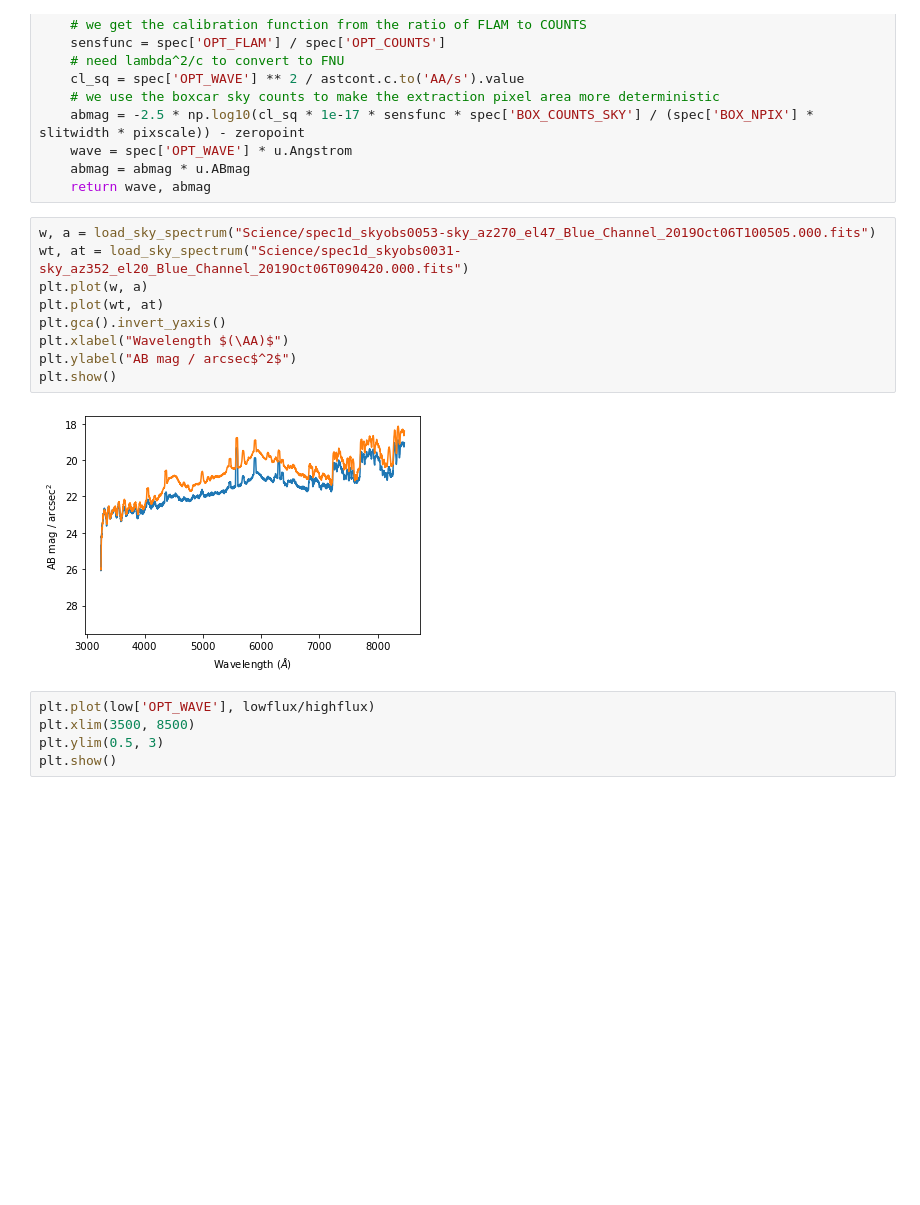
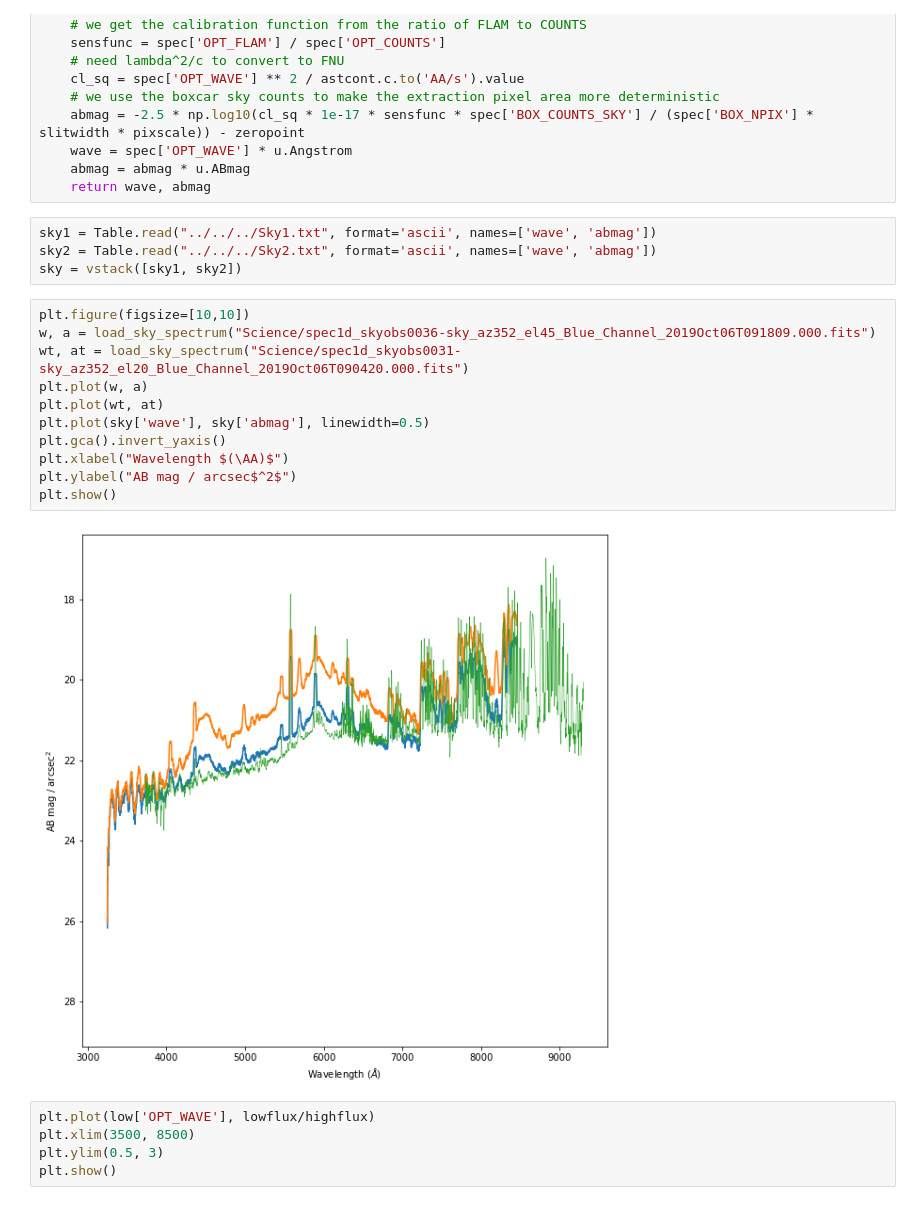
Before and after one commit to MMTObservatory/mmto_sky_brightness, a Jupyter notebook: 20191005/pypeit/analysis.ipynb, the cells around one changed output. Cells and saved outputs as stored; diff of their text form; blank space fills up the shorter version.

```diff
--- a/20191005/pypeit/analysis.ipynb
+++ b/20191005/pypeit/analysis.ipynb
@@ -66,17 +66,23 @@ def load_sky_spectrum(fitsfile, pixscale=0.6, slitwidth=5., zeropoint=48.6):
     wave = spec['OPT_WAVE'] * u.Angstrom
     abmag = abmag * u.ABmag
     return wave, abmag
+# %%
+sky1 = Table.read("../../../Sky1.txt", format='ascii', names=['wave', 'abmag'])
+sky2 = Table.read("../../../Sky2.txt", format='ascii', names=['wave', 'abmag'])
+sky = vstack([sky1, sky2])
 # %%
-w, a = load_sky_spectrum("Science/spec1d_skyobs0053-sky_az270_el47_Blue_Channel_2019Oct06T100505.000.fits")
+plt.figure(figsize=[10,10])
+w, a = load_sky_spectrum("Science/spec1d_skyobs0036-sky_az352_el45_Blue_Channel_2019Oct06T091809.000.fits")
 wt, at = load_sky_spectrum("Science/spec1d_skyobs0031-sky_az352_el20_Blue_Channel_2019Oct06T090420.000.fits")
 plt.plot(w, a)
 plt.plot(wt, at)
+plt.plot(sky['wave'], sky['abmag'], linewidth=0.5)
 plt.gca().invert_yaxis()
 plt.xlabel("Wavelength $(\AA)$")
 plt.ylabel("AB mag / arcsec$^2$")
 plt.show()
 # %% [output]
-[figure, old version]
+[figure, new version]
 # %%
 plt.plot(low['OPT_WAVE'], lowflux/highflux)
 plt.xlim(3500, 8500)
```
Also changed, not shown: parts of 1 cell of this notebook, 1 other file.
